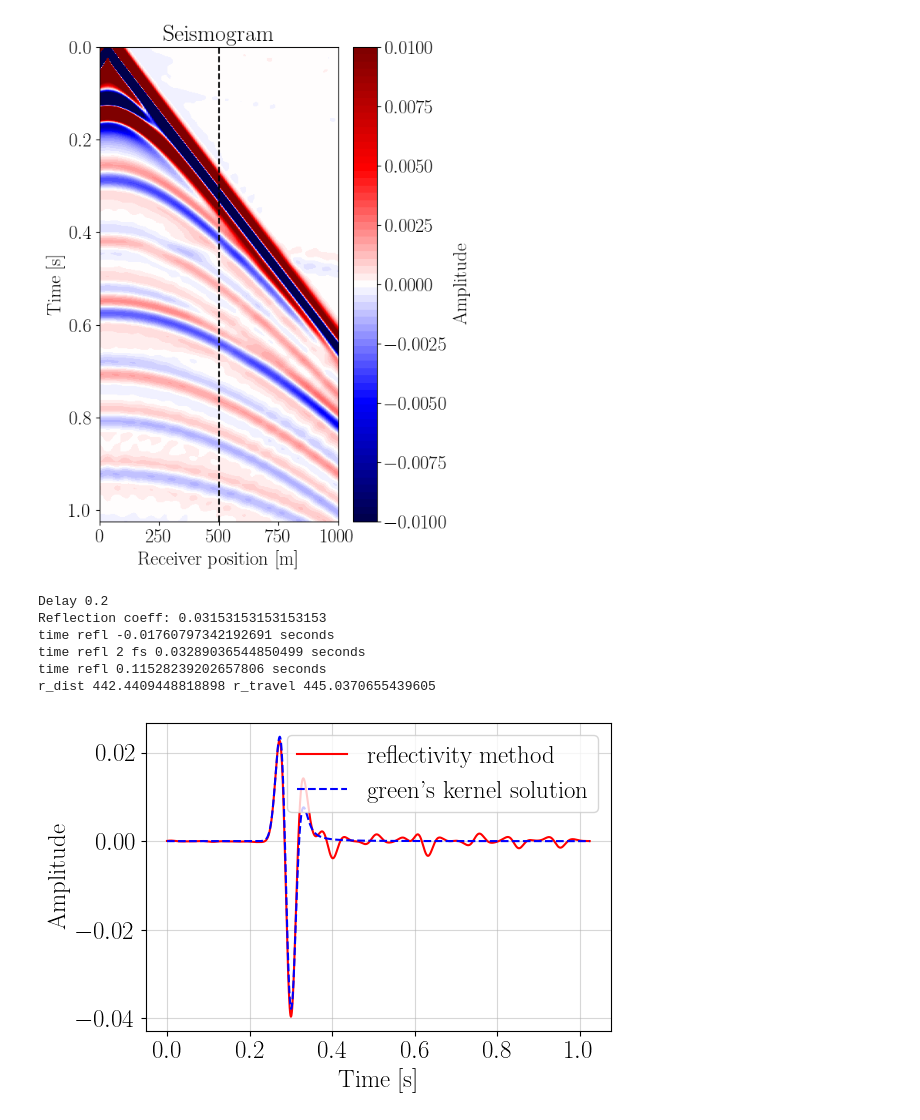
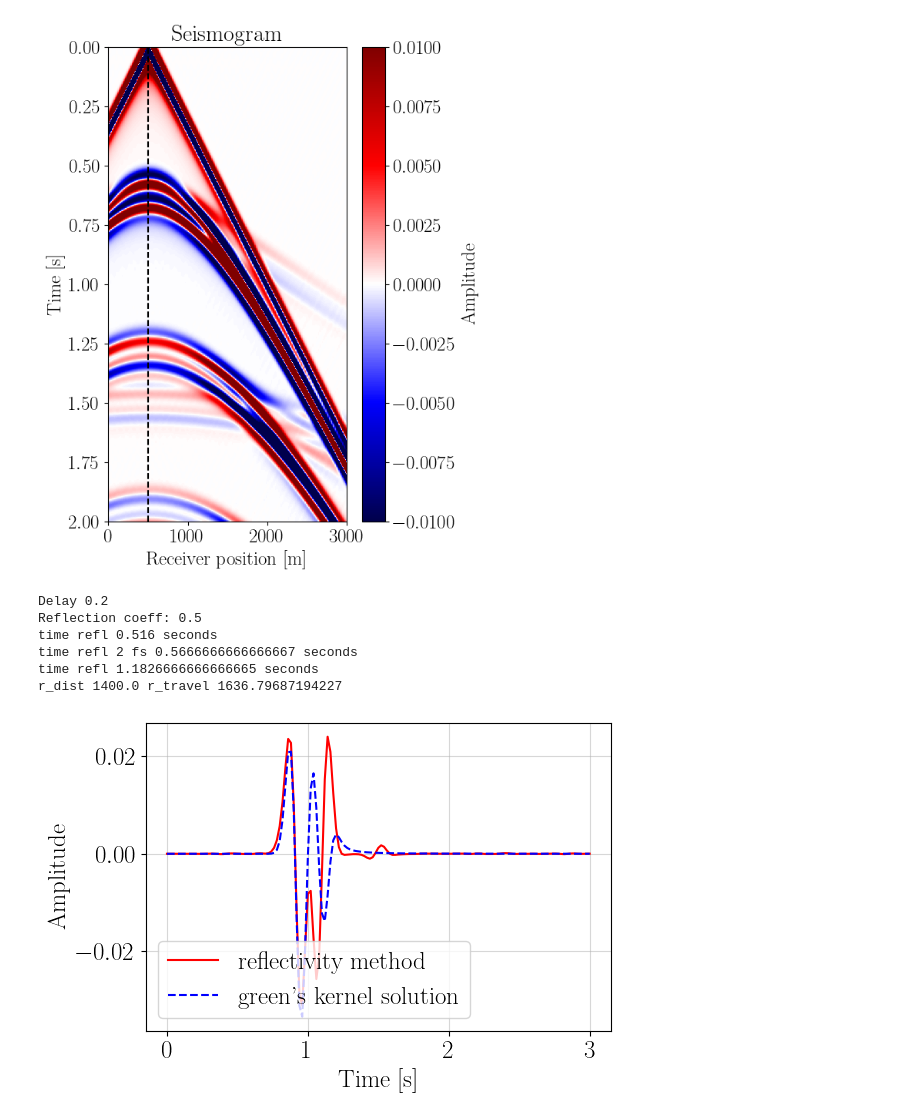
Before and after one commit to pmarchne/reflectivity-acoustic, a Jupyter notebook: notebooks/seismogram.ipynb, the cells around one changed output. Drawn from its saved outputs; the diff is of its cells as text; code cells hidden in the pictures.

```diff
--- a/notebooks/seismogram.ipynb
+++ b/notebooks/seismogram.ipynb
@@ -27,7 +27,15 @@ plt.rcParams.update({
     "savefig.dpi": 300           # High-resolution images
 })
 # %%
-'''layers = [
-        (300.0, 2300.0, 2000.0), # top layer
-        (350.0, 2000.0, 2000.0),
-    ]'''
+#layers = [
+#        (300.0, 1500.0, 2000.0), # top layer
+#        (400.0, 4000.0, 2000.0),#350
+#        (500.0, 5500.0, 2000.0)#390
+#    ]
+
+layers = [
+        (500.0, 1500.0, 2000.0), # top layer
+        (2000.0, 4500.0, 2000.0),
+        (3000.0, 3000.0, 2000.0),
+        (2500.0, 3800.0, 2000.0)
+    ]
@@ -47,11 +128,25 @@ layers = [
 # %%
-param = Parameters(total_time=1.024, nt=1024, freq=15., nfft=2048)
+total_time = 2.    # seconds
+f0 = 10.0           # Ricker central frequency (Hz)
+f_max = 8.0 * f0    # practical Ricker cutoff
+# Nyquist frequency for f_max
+dt = 1/(2.*f_max)
+print("dt =", dt)
+#dt = total_time / (nt-1)
+nfft = 2**int(np.ceil(np.log2(total_time/dt)))
+nfft *= 2 # zero-padding to ensure late wrap-around
+print("nfft =", nfft)
+nt = int(total_time / dt) + 1
+print("nt =", nt)
+#time = np.arange(nt) * dt
+
+param = Parameters(total_time=total_time, nt=nt, freq=f0, nfft=nfft) # 256
 
 # x and z positions of sources
-sources = [(30.0, 76.0), (150.0, 76.0)]#], (250.0, 76.0), (350.0, 76.0), (480.0, 76.0), (620.0, 76.0)]
+sources = [(3000.0, 76.0), (500.0, 76.0)]#], (250.0, 76.0), (350.0, 76.0), (480.0, 76.0), (620.0, 76.0)]
 # x and z positions of receivers
-Nr = 128 # 128
-x_receivers = np.linspace(0.0, 1000.0, Nr)
+Nr = 128 #
+x_receivers = np.linspace(0.0, 3000.0, Nr)
 receivers = [(x, 76.0) for x in x_receivers]
 print(receivers)
 acq = Acquisition(sources, receivers)
@@ -60,3 +190,4 @@ acq = Acquisition(sources, receivers)
 # %%
-d_cal = forward(layers, acq, param, free_surface=False, nq_prop=512, nq_evan=64)
+# there is currently no loop over the number of receivers
+d_cal = forward(layers, acq, param, nq_prop=1024, nq_evan=64, free_surface=True)
 # %% [output]
@@ -65,25 +203,25 @@ kx quadrature elapsed: 58.63 s
 # %%
-d_cal_seis = d_cal[0, :, :]
+d_cal_seis = d_cal[1, :, :]
 
-Ncolors = 65
+Ncolors = 256
 cmap = plt.cm.seismic
 colors = cmap(np.linspace(0, 1, Ncolors))
 cmap_discrete = ListedColormap(colors)
 plt.figure(figsize=(5,8))
 plt.imshow(d_cal_seis.T, aspect='auto', origin='upper',
            extent=[np.min(acq.xr), np.max(acq.xr), param.time[-1], param.time[0]],
            cmap=cmap_discrete, vmin=-0.01, vmax=0.01)
 plt.colorbar(label='Amplitude')
 plt.axvline(x=500, linewidth=1.5, linestyle='--', color='black')
 plt.xlabel('Receiver position [m]')
 plt.ylabel('Time [s]')
 plt.title('Seismogram ')
 plt.show()
 # %% [output]
-[figure, old version]
+[figure, new version]
 # %%
 # validation with green's function in frequency domain
-rn = 60
+rn = 6
 sn = 0
 freqs = np.fft.rfftfreq(param.nfft, param.dt)
 omegas = 2.0 * np.pi * freqs  + 1j * 1e-12
@@ -122,12 +260,12 @@ plt.grid()
 #plt.ylim(-0.05, 0.05)
 # %% [output]
 Delay 0.2
-Reflection coeff: 0.03153153153153153
-time refl -0.01760797342192691 seconds
-time refl 2 fs 0.03289036544850499 seconds
-time refl 0.11528239202657806 seconds
-r_dist 442.4409448818898 r_travel 445.0370655439605
+Reflection coeff: 0.5
+time refl 0.516 seconds
+time refl 2 fs 0.5666666666666667 seconds
+time refl 1.1826666666666665 seconds
+r_dist 1400.0 r_travel 1636.79687194227
-[figure, old version]
+[figure, new version]
 # %%
 from src.misfit import l2_misfit
 misfit = l2_misfit(d_cal[sn, rn, :], S_ref, layers=layers, acqui=acq, param=param)
```
Also changed, not shown: parts of 8 cells of this notebook, 7 other files.
